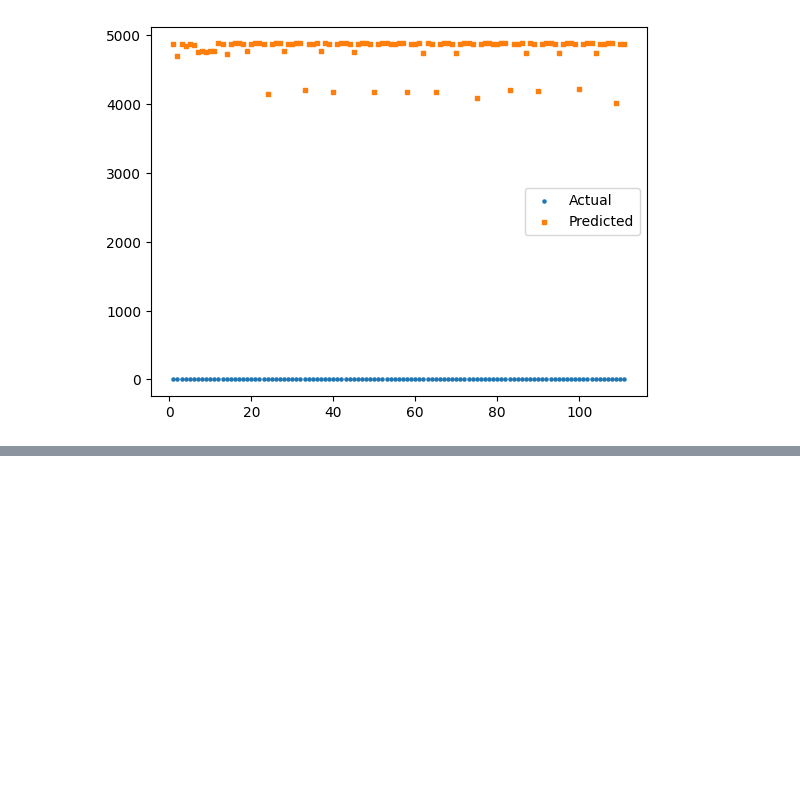
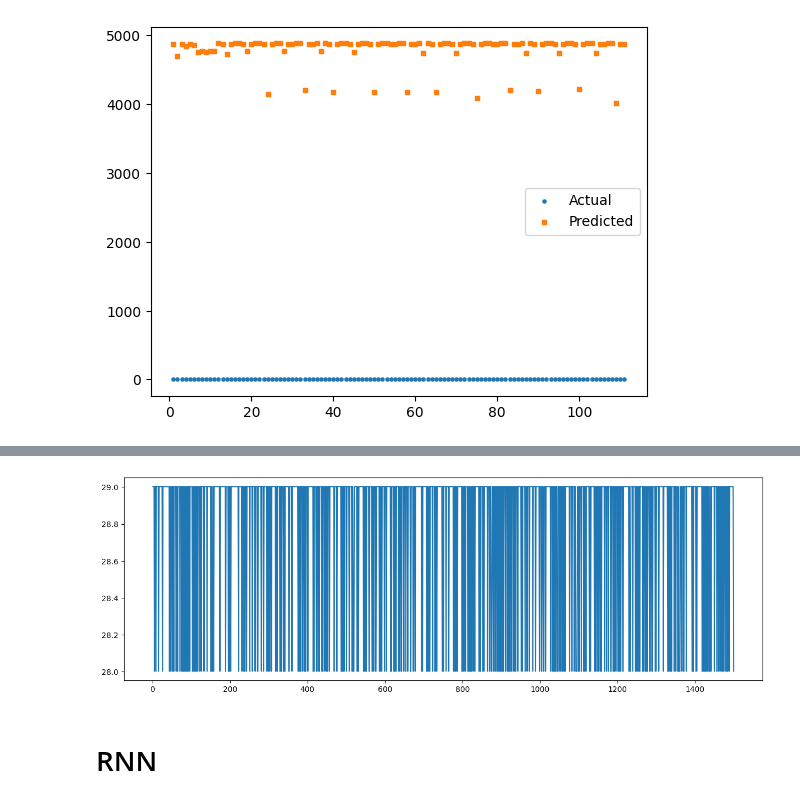
Before and after one commit to onekenoby/3AAI, a Jupyter notebook: SensorAnalysis/ML_Training/ML01/nn_classification_Este.ipynb, the cells around one changed output, grey strips where cells are left out. Saved outputs shown, nothing was run; the diff lists cells and outputs as text; code cells hidden in the pictures; blank space fills up the shorter version.

Commit message:
test RNN su dati trasformati

```diff
--- a/SensorAnalysis/ML_Training/ML01/nn_classification_Este.ipynb
+++ b/SensorAnalysis/ML_Training/ML01/nn_classification_Este.ipynb
@@ -636,0 +651,25 @@ plt.show()
+# %%
+# Dati estrapolati dal db remoto di Giuliano in data 22/01/2024, solamente per le classi 0 e 1
+df1 = pd.read_csv('postgres_dati_aggiornati.csv')
+
+df2 = pd.read_csv('postgres_new_data.csv')
+
+dfTraining = pd.concat([df1, df2], ignore_index=True)
+#------------------------ Load and preprocess the data ------------------------
+
+# Generate the column names as rv1, rv2, ..., rv1500
+col_names = [f'rv{i}' for i in range(1, 1501)]
+
+# Split the rv column by comma into a list of Series
+split_series = dfTraining['rv'].str.split(',', n=1499, expand=True).apply(pd.Series)
+
+# Concatenate the original DataFrame with the split Series
+dfTraining = pd.concat([dfTraining, split_series], axis=1)
+
+# Rename the split columns
+dfTraining.rename(columns=dict(zip(split_series.columns, col_names)), inplace=True)
+
+# Drop the original 'rv' column
+dfTraining.drop('rv', axis=1, inplace=True)
+# %%
+rv = dfTraining.loc[8000,"rv1":"rv1500"].astype(float).to_numpy()
@@ -636,0 +692,8 @@ plt.show()
+# %%
+plt.figure().set_figwidth(15)
+plt.plot(np.arange(1, len(rv)+1) ,rv)
+plt.show()
+# %% [output]
+[figure, added]
+# %% [markdown]
+# RNN
```
Also changed, not shown: parts of 19 cells of this notebook.
